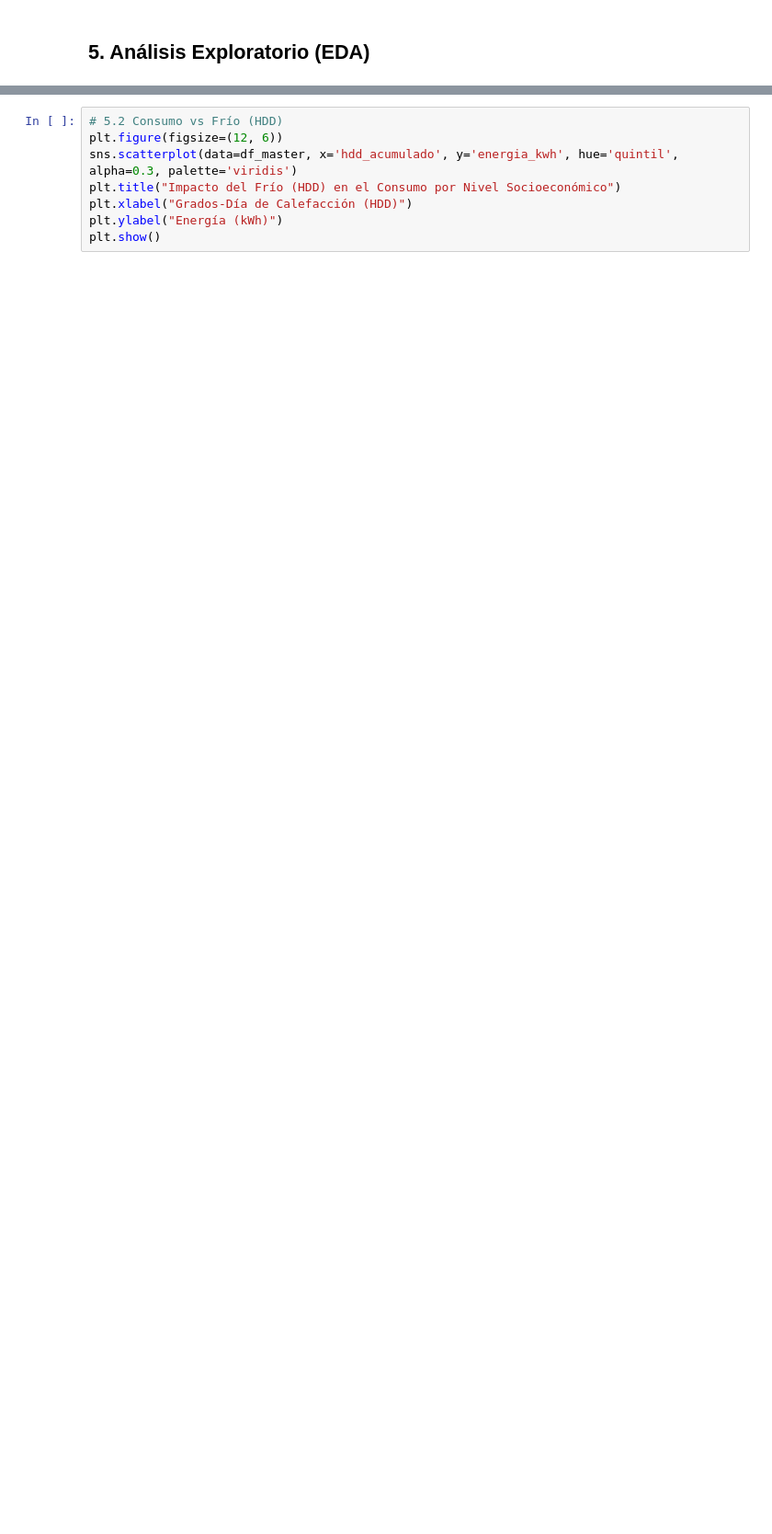
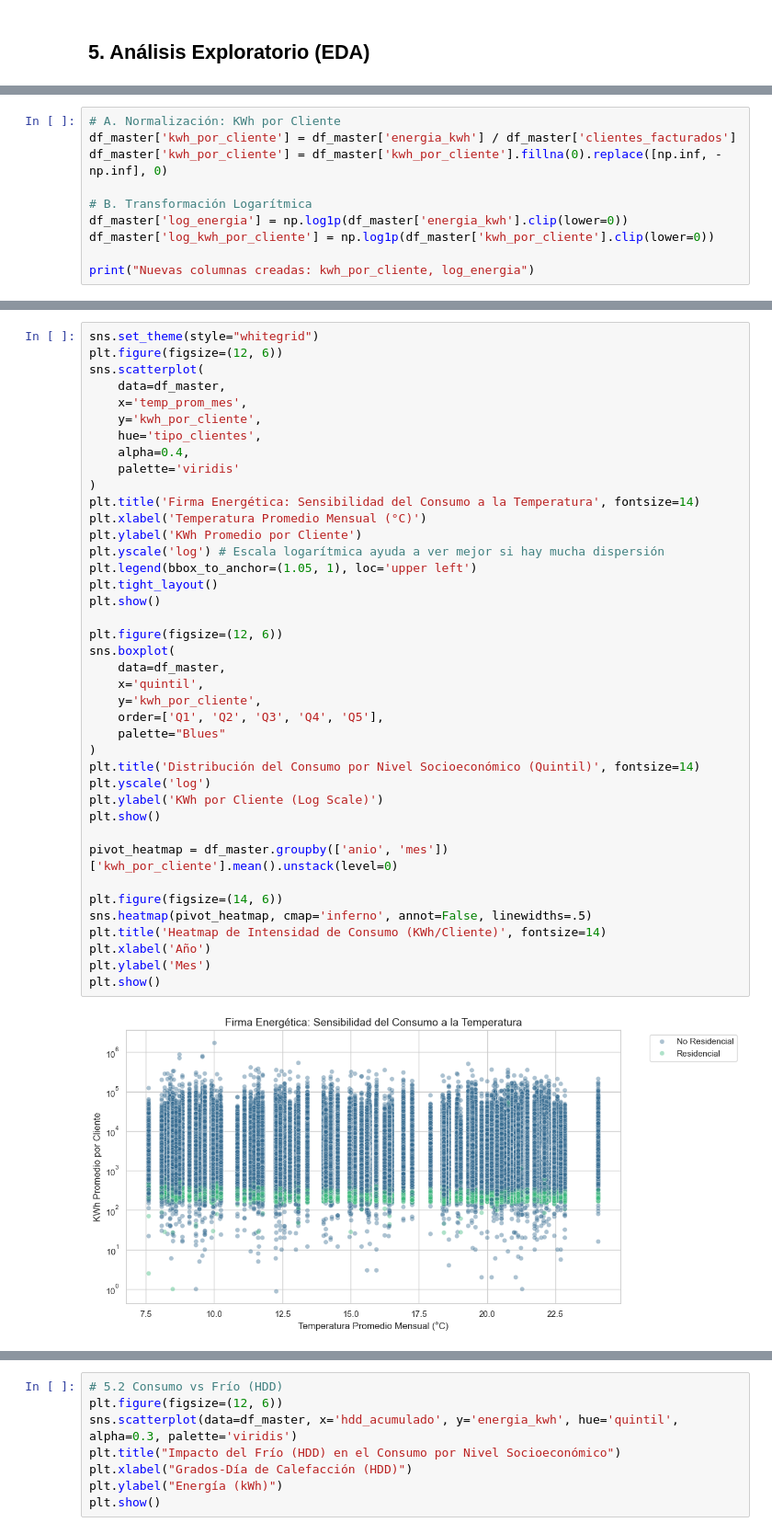
Before and after one commit to vtyphoonic/IMT2200-Proyecto, a Jupyter notebook: notebooks/04_Limpieza_y_EDA.ipynb, the cells around one changed output, grey strips where cells are left out. Shown at 92% size. Saved outputs shown, nothing was run; the diff lists cells and outputs as text; blank space fills up the shorter version.

```diff
--- a/notebooks/04_Limpieza_y_EDA.ipynb
+++ b/notebooks/04_Limpieza_y_EDA.ipynb
@@ -165,0 +162,10 @@ display(df_master)
+# %%
+# A. Normalización: KWh por Cliente
+df_master['kwh_por_cliente'] = df_master['energia_kwh'] / df_master['clientes_facturados']
+df_master['kwh_por_cliente'] = df_master['kwh_por_cliente'].fillna(0).replace([np.inf, -np.inf], 0)
+
+# B. Transformación Logarítmica
+df_master['log_energia'] = np.log1p(df_master['energia_kwh'].clip(lower=0))
+df_master['log_kwh_por_cliente'] = np.log1p(df_master['kwh_por_cliente'].clip(lower=0))
+
+print("Nuevas columnas creadas: kwh_por_cliente, log_energia")
@@ -165,0 +190,42 @@ display(df_master)
+# %%
+sns.set_theme(style="whitegrid")
+plt.figure(figsize=(12, 6))
+sns.scatterplot(
+    data=df_master,
+    x='temp_prom_mes',
+    y='kwh_por_cliente',
+    hue='tipo_clientes',
+    alpha=0.4,
+    palette='viridis'
+)
+plt.title('Firma Energética: Sensibilidad del Consumo a la Temperatura', fontsize=14)
+plt.xlabel('Temperatura Promedio Mensual (°C)')
+plt.ylabel('KWh Promedio por Cliente')
+plt.yscale('log') # Escala logarítmica ayuda a ver mejor si hay mucha dispersión
+plt.legend(bbox_to_anchor=(1.05, 1), loc='upper left')
+plt.tight_layout()
+plt.show()
+
+plt.figure(figsize=(12, 6))
+sns.boxplot(
+    data=df_master,
+    x='quintil',
+    y='kwh_por_cliente',
+    order=['Q1', 'Q2', 'Q3', 'Q4', 'Q5'],
+    palette="Blues"
+)
+plt.title('Distribución del Consumo por Nivel Socioeconómico (Quintil)', fontsize=14)
+plt.yscale('log')
+plt.ylabel('KWh por Cliente (Log Scale)')
+plt.show()
+
+pivot_heatmap = df_master.groupby(['anio', 'mes'])['kwh_por_cliente'].mean().unstack(level=0)
+
+plt.figure(figsize=(14, 6))
+sns.heatmap(pivot_heatmap, cmap='inferno', annot=False, linewidths=.5)
+plt.title('Heatmap de Intensidad de Consumo (KWh/Cliente)', fontsize=14)
+plt.xlabel('Año')
+plt.ylabel('Mes')
+plt.show()
+# %% [output]
+[figure, added]
```
Also changed, not shown: parts of 18 cells of this notebook.
